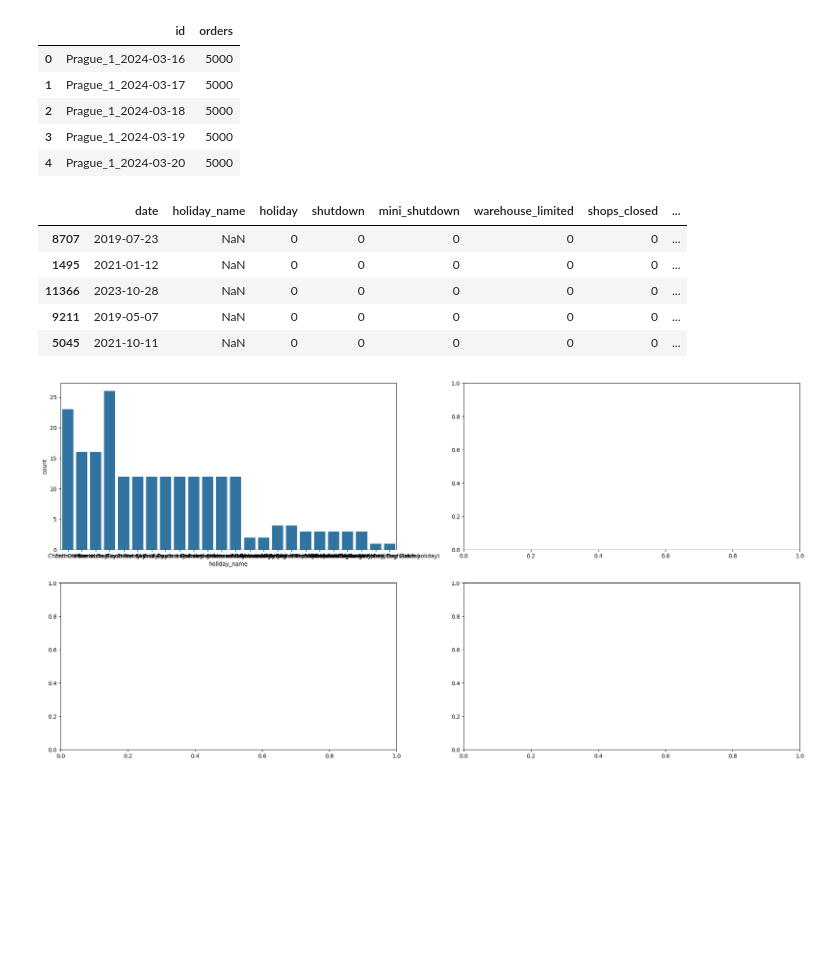
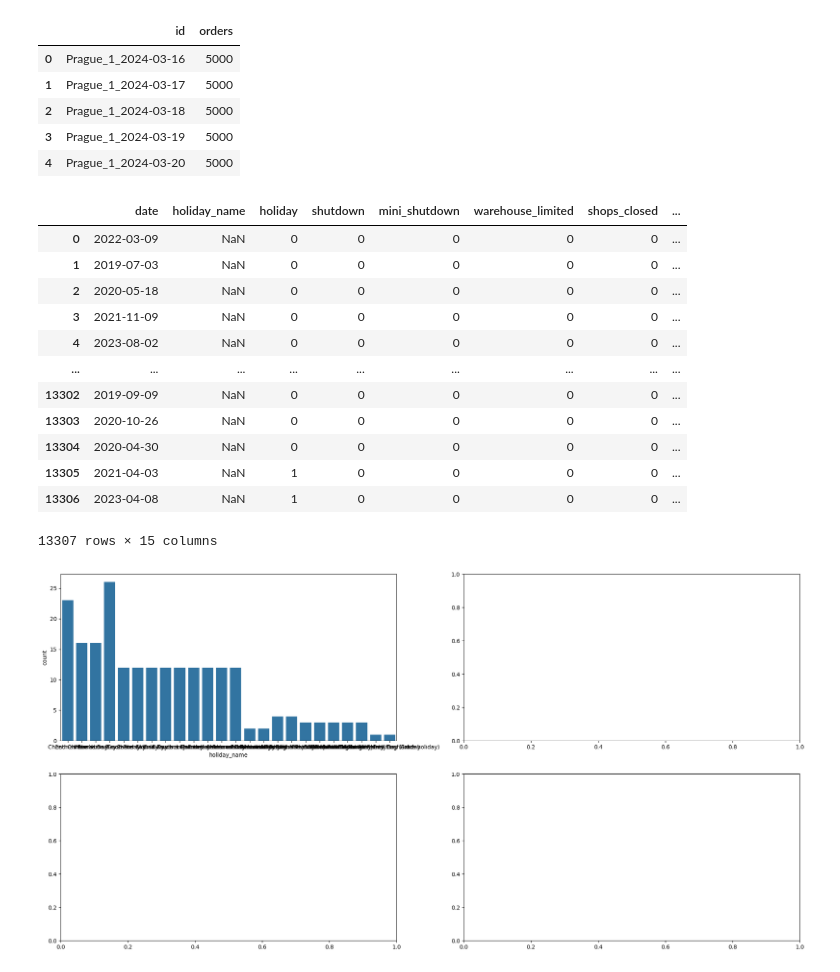
Before and after one commit to StarlitVienna/Attempt-at-Rohlik-Orders-, a Jupyter notebook: main.ipynb, the cells around one changed output. Drawn from its saved outputs; the diff is of its cells as text; code cells hidden in the pictures; blank space fills up the shorter version.

```diff
--- a/main.ipynb
+++ b/main.ipynb
@@ -43,14 +67,21 @@ example.head()
 | 4 | Prague_1_2024-03-20 | 5000 |
 # %%
 train_calendar = pd.read_csv(train_calendar_path)
-train_calendar.sample(5)
+train_calendar
 # %% [output]
 |  | date | holiday_name | holiday | shutdown | mini_shutdown | warehouse_limited | shops_closed | ... |
-| 8707 | 2019-07-23 | NaN | 0 | 0 | 0 | 0 | 0 | ... |
-| 1495 | 2021-01-12 | NaN | 0 | 0 | 0 | 0 | 0 | ... |
-| 11366 | 2023-10-28 | NaN | 0 | 0 | 0 | 0 | 0 | ... |
-| 9211 | 2019-05-07 | NaN | 0 | 0 | 0 | 0 | 0 | ... |
-| 5045 | 2021-10-11 | NaN | 0 | 0 | 0 | 0 | 0 | ... |
+| 0 | 2022-03-09 | NaN | 0 | 0 | 0 | 0 | 0 | ... |
+| 1 | 2019-07-03 | NaN | 0 | 0 | 0 | 0 | 0 | ... |
+| 2 | 2020-05-18 | NaN | 0 | 0 | 0 | 0 | 0 | ... |
+| 3 | 2021-11-09 | NaN | 0 | 0 | 0 | 0 | 0 | ... |
+| 4 | 2023-08-02 | NaN | 0 | 0 | 0 | 0 | 0 | ... |
+| ... | ... | ... | ... | ... | ... | ... | ... | ... |
+| 13302 | 2019-09-09 | NaN | 0 | 0 | 0 | 0 | 0 | ... |
+| 13303 | 2020-10-26 | NaN | 0 | 0 | 0 | 0 | 0 | ... |
+| 13304 | 2020-04-30 | NaN | 0 | 0 | 0 | 0 | 0 | ... |
+| 13305 | 2021-04-03 | NaN | 1 | 0 | 0 | 0 | 0 | ... |
+| 13306 | 2023-04-08 | NaN | 1 | 0 | 0 | 0 | 0 | ... |
+13307 rows × 15 columns
 # %%
 def plot_data(metadata):
     fig, axes = plt.subplots(2, 2, figsize=(24, 12))
```
Also changed, not shown: parts of 19 cells of this notebook, 37 other files.
